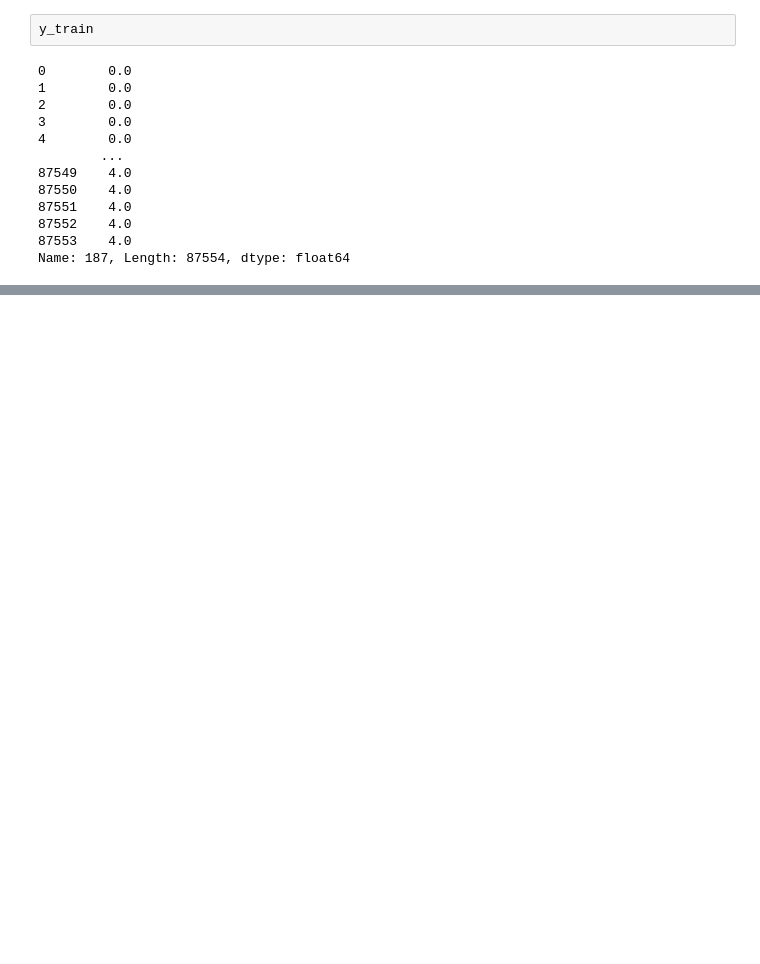
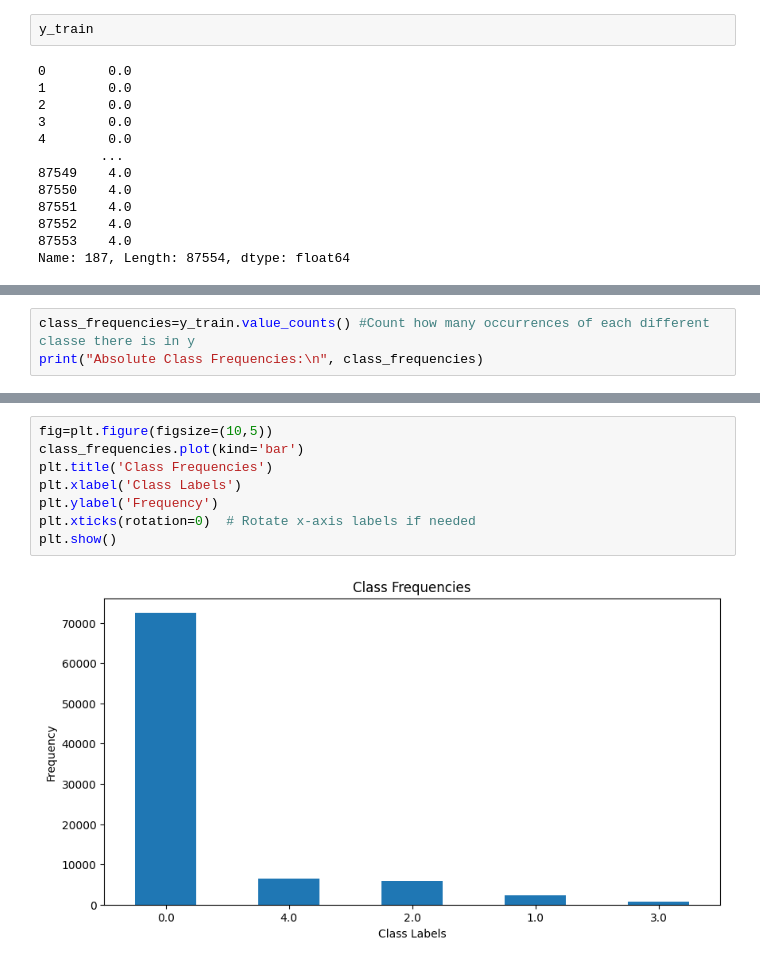
Before and after one commit to Elcasvi/ECG-Heartbeat-Categorization, a Jupyter notebook: ECG Classificator/notebook.ipynb, the cells around one changed output, grey strips where cells are left out. Saved outputs shown, nothing was run; the diff lists cells and outputs as text; blank space fills up the shorter version.

Commit message:
Organazing the steps of the ML model training and adding data balancing analysis

```diff
--- a/ECG Classificator/notebook.ipynb
+++ b/ECG Classificator/notebook.ipynb
@@ -216,0 +132,3 @@ ModelResults(model name=GaussianNB, accuracy=0.8238625982093916, recall=[0.99541
+# %%
+class_frequencies=y_train.value_counts() #Count how many occurrences of each different classe there is in y
+print("Absolute Class Frequencies:\n", class_frequencies)
@@ -216,0 +144,10 @@ ModelResults(model name=GaussianNB, accuracy=0.8238625982093916, recall=[0.99541
+# %%
+fig=plt.figure(figsize=(10,5))
+class_frequencies.plot(kind='bar')
+plt.title('Class Frequencies')
+plt.xlabel('Class Labels')
+plt.ylabel('Frequency')
+plt.xticks(rotation=0)  # Rotate x-axis labels if needed
+plt.show()
+# %% [output]
+[figure, added]
```
Also changed, not shown: parts of 34 cells of this notebook.
